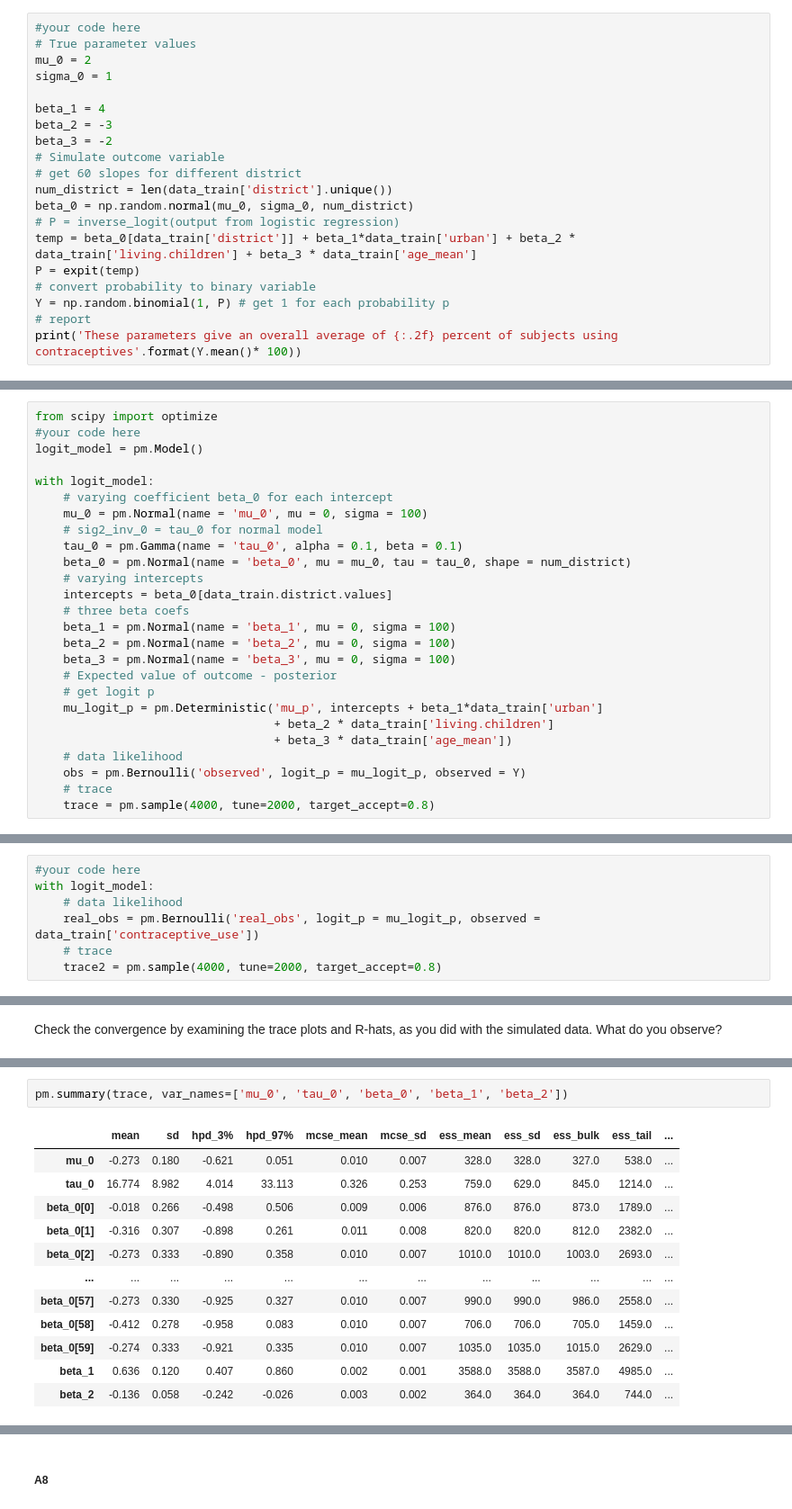
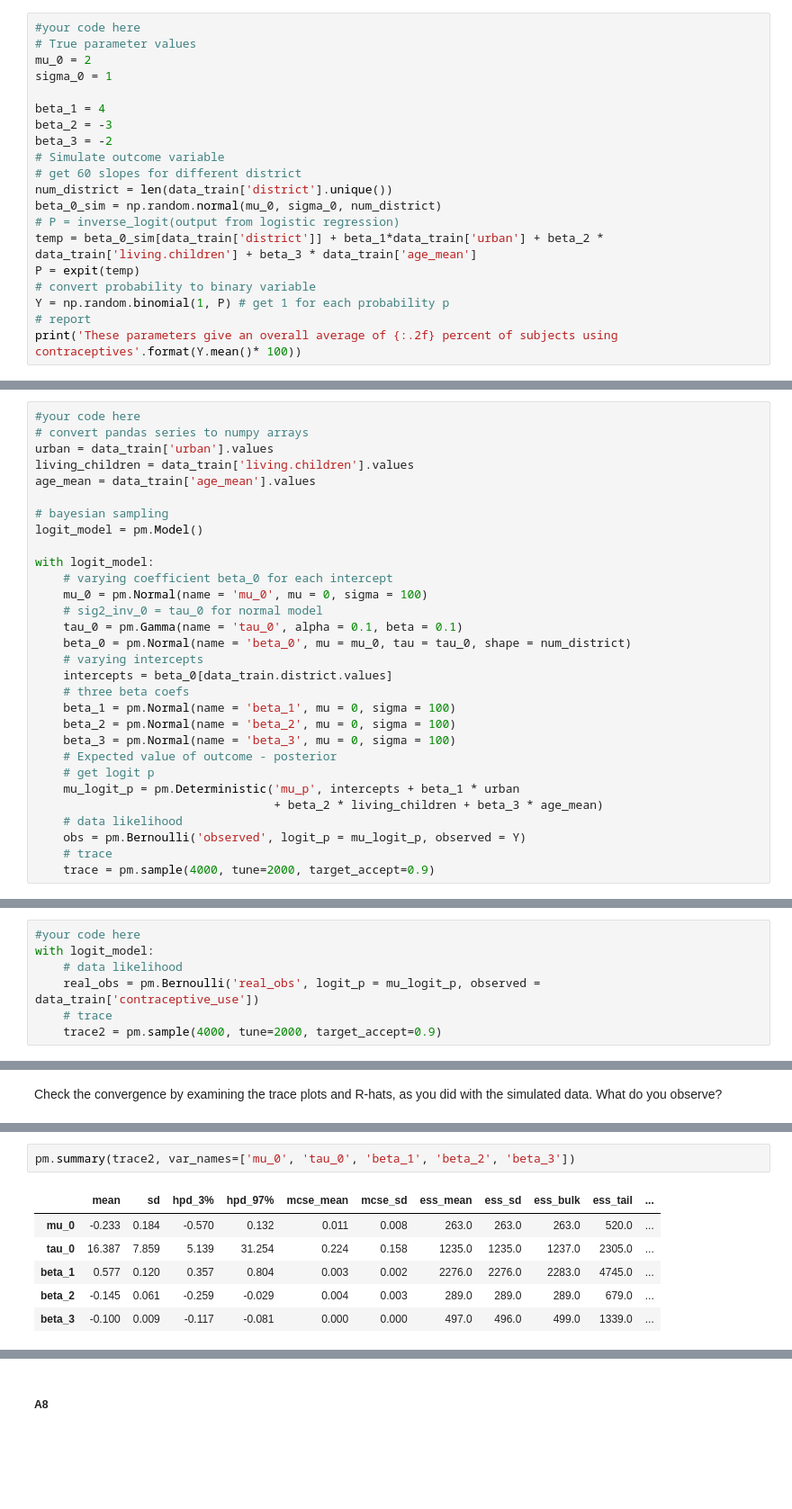
Before and after one commit to Ruby122/2020-CS109B, a Jupyter notebook: content/homeworks/hw03/cs109b_hw3.ipynb, the cells around one changed output, grey strips where cells are left out. Shown at 90% size. Saved outputs shown, nothing was run; the diff lists cells and outputs as text; blank space fills up the shorter version.

```diff
--- a/content/homeworks/hw03/cs109b_hw3.ipynb
+++ b/content/homeworks/hw03/cs109b_hw3.ipynb
@@ -120,9 +125,9 @@ beta_3 = -2
 # Simulate outcome variable
 # get 60 slopes for different district
 num_district = len(data_train['district'].unique())
-beta_0 = np.random.normal(mu_0, sigma_0, num_district)
+beta_0_sim = np.random.normal(mu_0, sigma_0, num_district)
 # P = inverse_logit(output from logistic regression)
-temp = beta_0[data_train['district']] + beta_1*data_train['urban'] + beta_2 * data_train['living.children'] + beta_3 * data_train['age_mean']
+temp = beta_0_sim[data_train['district']] + beta_1*data_train['urban'] + beta_2 * data_train['living.children'] + beta_3 * data_train['age_mean']
 P = expit(temp)
 # convert probability to binary variable
 Y = np.random.binomial(1, P) # get 1 for each probability p
@@ -137,8 +142,13 @@ Fit the varying-intercept model specified above to your simulated data. Reasonab
 
 Note: It is wise to take advantage of a model's built-in `summary` method to inspect it after fitting
 # %%
-from scipy import optimize
 #your code here
+# convert pandas series to numpy arrays
+urban = data_train['urban'].values
+living_children = data_train['living.children'].values
+age_mean = data_train['age_mean'].values
+
+# bayesian sampling
 logit_model = pm.Model()
 
 with logit_model:
@@ -155,13 +165,12 @@ with logit_model:
     beta_3 = pm.Normal(name = 'beta_3', mu = 0, sigma = 100)
     # Expected value of outcome - posterior
     # get logit p
-    mu_logit_p = pm.Deterministic('mu_p', intercepts + beta_1*data_train['urban']
-                                  + beta_2 * data_train['living.children']
-                                  + beta_3 * data_train['age_mean'])
+    mu_logit_p = pm.Deterministic('mu_p', intercepts + beta_1 * urban
+                                  + beta_2 * living_children + beta_3 * age_mean)
     # data likelihood
     obs = pm.Bernoulli('observed', logit_p = mu_logit_p, observed = Y)
     # trace
-    trace = pm.sample(4000, tune=2000, target_accept=0.8)
+    trace = pm.sample(4000, tune=2000, target_accept=0.9)
 # %% [output]
 Auto-assigning NUTS sampler...
 Initializing NUTS using jitter+adapt_diag...
@@ -243,7 +232,7 @@ with logit_model:
     # data likelihood
     real_obs = pm.Bernoulli('real_obs', logit_p = mu_logit_p, observed = data_train['contraceptive_use'])
     # trace
-    trace2 = pm.sample(4000, tune=2000, target_accept=0.8)
+    trace2 = pm.sample(4000, tune=2000, target_accept=0.9)
 # %% [output]
 Auto-assigning NUTS sampler...
 Initializing NUTS using jitter+adapt_diag...
@@ -280,15 +253,9 @@ array([[<matplotlib.axes._subplots.AxesSubplot object at 0x...>,
 # %%
-pm.summary(trace, var_names=['mu_0', 'tau_0', 'beta_0', 'beta_1', 'beta_2'])
+pm.summary(trace2, var_names=['mu_0', 'tau_0', 'beta_1', 'beta_2', 'beta_3'])
 # %% [output]
 |  | mean | sd | hpd_3% | hpd_97% | mcse_mean | mcse_sd | ess_mean | ess_sd | ess_bulk | ess_tail | ... |
-| mu_0 | -0.273 | 0.180 | -0.621 | 0.051 | 0.010 | 0.007 | 328.0 | 328.0 | 327.0 | 538.0 | ... |
-| tau_0 | 16.774 | 8.982 | 4.014 | 33.113 | 0.326 | 0.253 | 759.0 | 629.0 | 845.0 | 1214.0 | ... |
-| beta_0[0] | -0.018 | 0.266 | -0.498 | 0.506 | 0.009 | 0.006 | 876.0 | 876.0 | 873.0 | 1789.0 | ... |
-| beta_0[1] | -0.316 | 0.307 | -0.898 | 0.261 | 0.011 | 0.008 | 820.0 | 820.0 | 812.0 | 2382.0 | ... |
-| beta_0[2] | -0.273 | 0.333 | -0.890 | 0.358 | 0.010 | 0.007 | 1010.0 | 1010.0 | 1003.0 | 2693.0 | ... |
-| ... | ... | ... | ... | ... | ... | ... | ... | ... | ... | ... | ... |
-| beta_0[57] | -0.273 | 0.330 | -0.925 | 0.327 | 0.010 | 0.007 | 990.0 | 990.0 | 986.0 | 2558.0 | ... |
-| beta_0[58] | -0.412 | 0.278 | -0.958 | 0.083 | 0.010 | 0.007 | 706.0 | 706.0 | 705.0 | 1459.0 | ... |
-| beta_0[59] | -0.274 | 0.333 | -0.921 | 0.335 | 0.010 | 0.007 | 1035.0 | 1035.0 | 1015.0 | 2629.0 | ... |
-| beta_1 | 0.636 | 0.120 | 0.407 | 0.860 | 0.002 | 0.001 | 3588.0 | 3588.0 | 3587.0 | 4985.0 | ... |
-| beta_2 | -0.136 | 0.058 | -0.242 | -0.026 | 0.003 | 0.002 | 364.0 | 364.0 | 364.0 | 744.0 | ... |
+| mu_0 | -0.233 | 0.184 | -0.570 | 0.132 | 0.011 | 0.008 | 263.0 | 263.0 | 263.0 | 520.0 | ... |
+| tau_0 | 16.387 | 7.859 | 5.139 | 31.254 | 0.224 | 0.158 | 1235.0 | 1235.0 | 1237.0 | 2305.0 | ... |
+| beta_1 | 0.577 | 0.120 | 0.357 | 0.804 | 0.003 | 0.002 | 2276.0 | 2276.0 | 2283.0 | 4745.0 | ... |
+| beta_2 | -0.145 | 0.061 | -0.259 | -0.029 | 0.004 | 0.003 | 289.0 | 289.0 | 289.0 | 679.0 | ... |
+| beta_3 | -0.100 | 0.009 | -0.117 | -0.081 | 0.000 | 0.000 | 497.0 | 496.0 | 499.0 | 1339.0 | ... |
```
Also changed, not shown: parts of 24 cells of this notebook, 2 other files.
